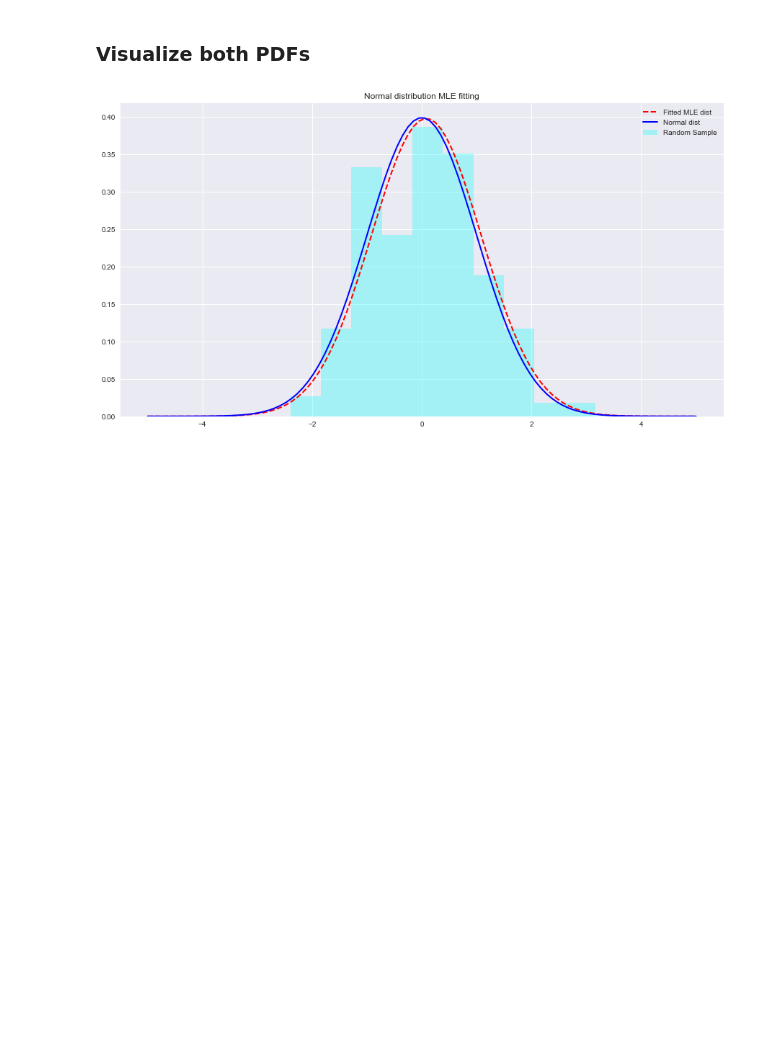
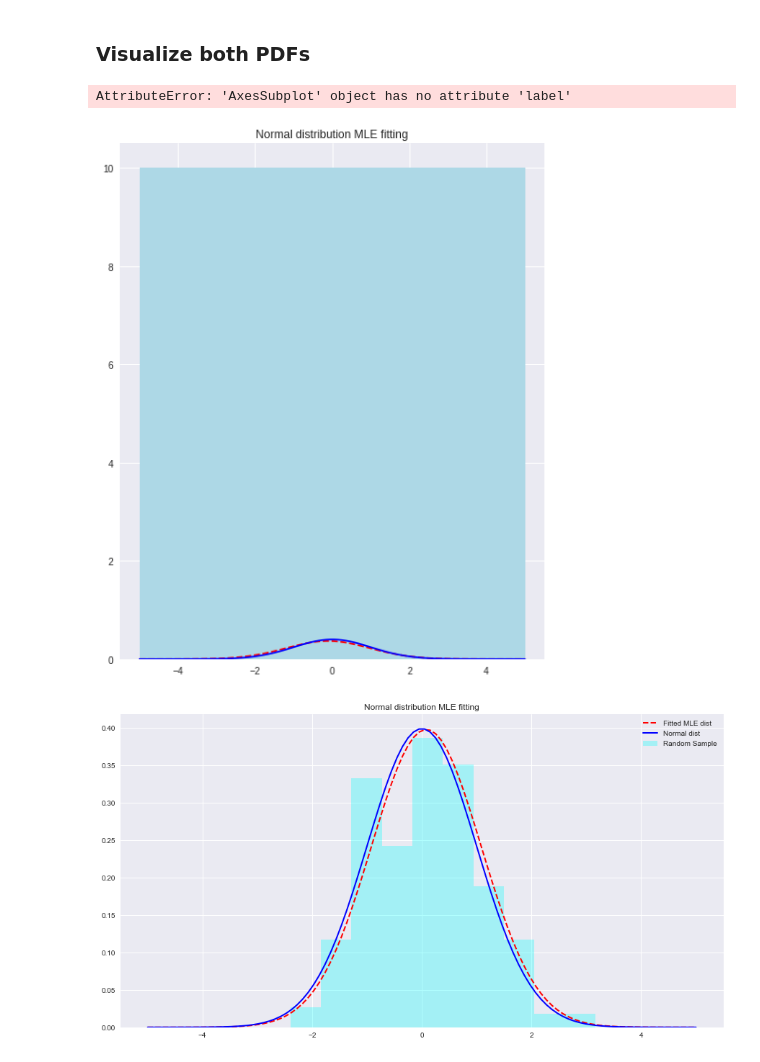
Before and after one commit to kayschulz/dsc-2-22-03-MLE-gaussian-lab-seattle-ds-career-040119, a Jupyter notebook: index.ipynb, the cells around one changed output. Saved outputs shown, nothing was run; the diff lists cells and outputs as text; code cells hidden in the pictures; blank space fills up the shorter version.

```diff
--- a/index.ipynb
+++ b/index.ipynb
@@ -54,11 +54,16 @@ normal_pdf = norm.pdf(x=x, loc=0, scale=1)
 # %%
 # Your code here
 fig, ax = plt.subplots(figsize=(8,10))
 
 ax.plot(x, fitted_pdf, linestyle='--', color='red', label='Fitted MLE dist')
 ax.plot(x, normal_pdf, color='blue', label='Normal dist')
 ax.hist(x, color='lightblue', label='Random Sample')
 ax.set_title('Normal distribution MLE fitting')
+ax.label()
+ax.show()
+# %% [output]
+AttributeError: 'AxesSubplot' object has no attribute 'label'
+[figure, added]
 # %%
 # %% [output]
 [figure]
```
